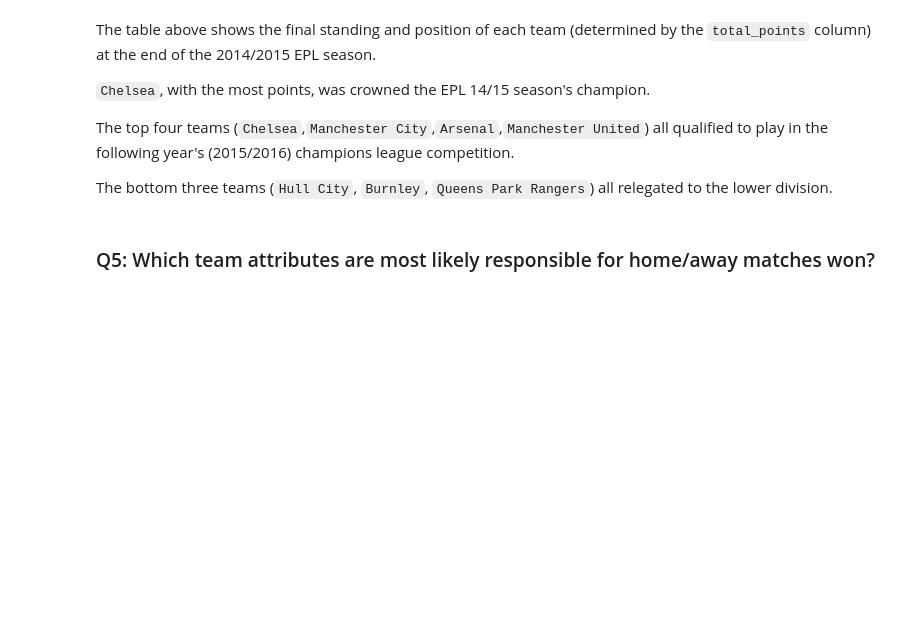
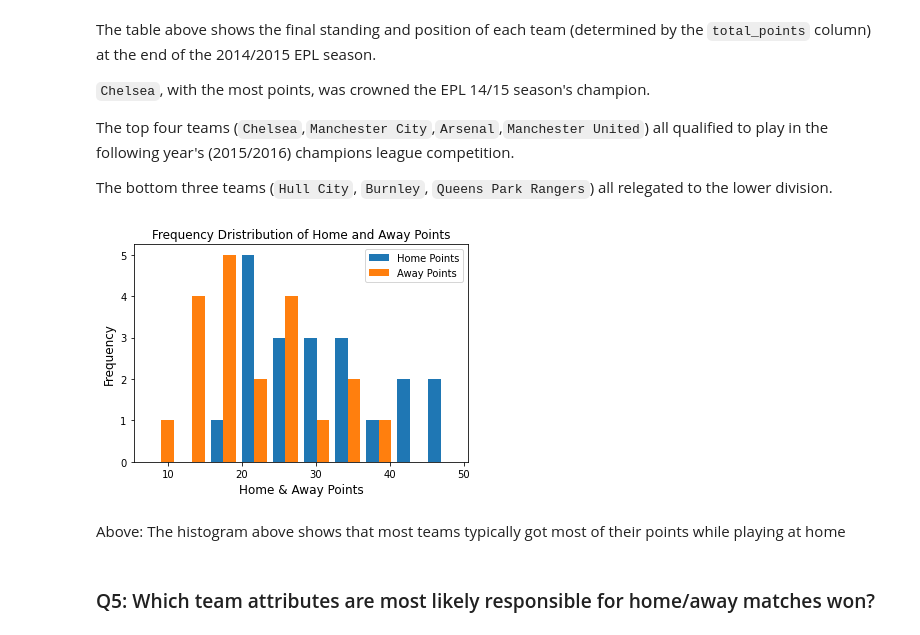
Before and after one commit to Damola-Adedoyin/DA_soccer_dataset_project, a Jupyter notebook: ALX-Udacity Project 1— Investigating a Soccer Dataset.ipynb, the cells around one changed output. Saved outputs shown, nothing was run; the diff lists cells and outputs as text; code cells hidden in the pictures; blank space fills up the shorter version.

```diff
--- a/ALX-Udacity Project 1— Investigating a Soccer Dataset.ipynb
+++ b/ALX-Udacity Project 1— Investigating a Soccer Dataset.ipynb
@@ -680,6 +700,16 @@ The table above shows the final standing and position of each team (determined b
 The top four teams (`Chelsea`,`Manchester City`,`Arsenal`,`Manchester United`) all qualified to play in the following year's (2015/2016) champions league competition.
 
 The bottom three teams (`Hull City`, `Burnley`, `Queens Park Rangers`) all relegated to the lower division.
+# %%
+plt.hist(final_result[["home_points", "away_points"]], label=["Home Points", "Away Points"])
+plt.legend(loc='upper right')
+plt.xlabel("Home & Away Points", fontsize=12)
+plt.ylabel("Frequency", fontsize=12)
+plt.title("Frequency Dristribution of Home and Away Points", fontsize=12);
+# %% [output]
+[figure, added]
+# %% [markdown]
+Above: The histogram above shows that most teams typically got most of their points while playing at home
 # %% [markdown]
 ### Q5: Which team attributes are most likely responsible for  home/away matches won?
 # %%
```
Also changed, not shown: parts of 14 cells of this notebook, 1 other file.
